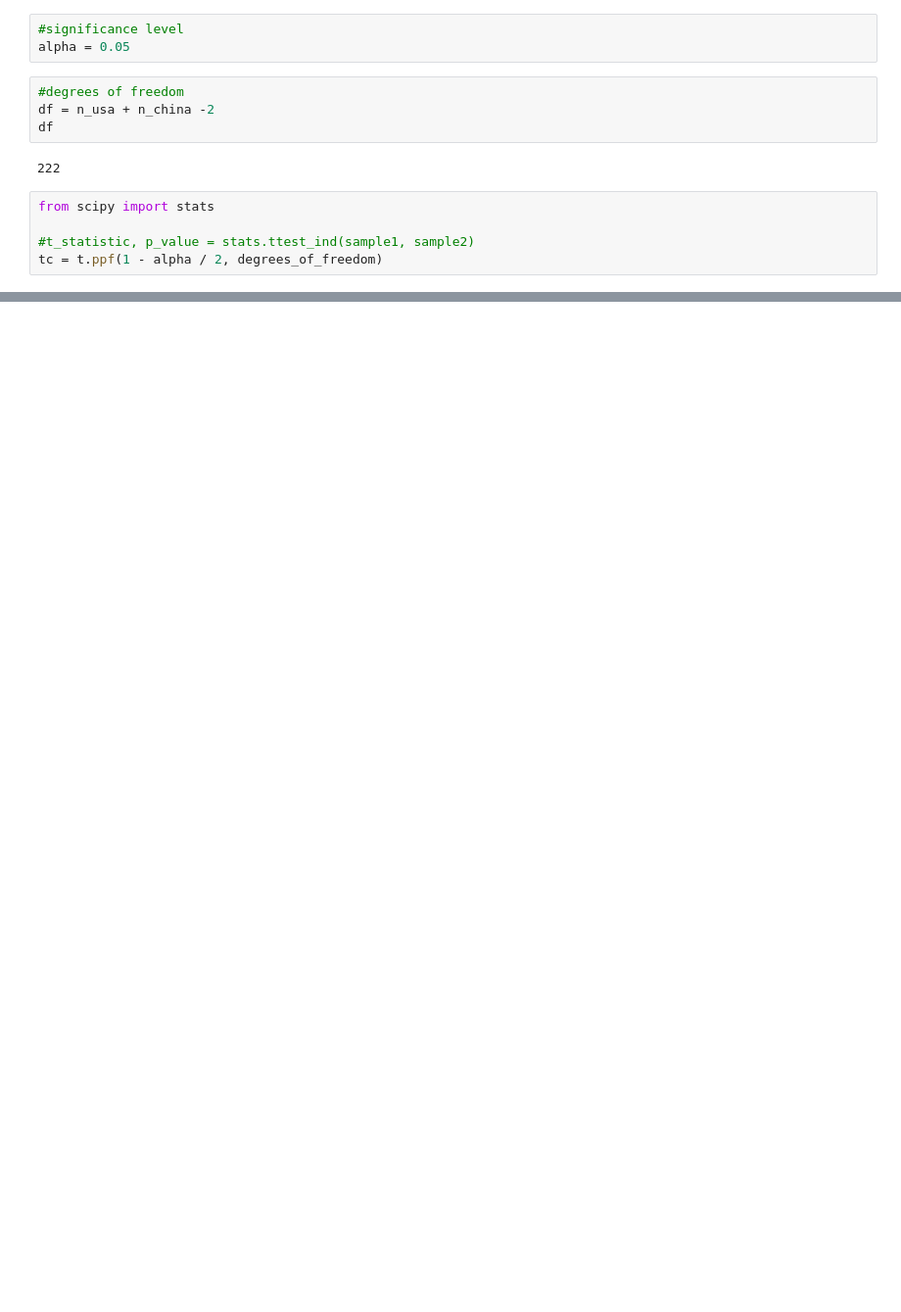
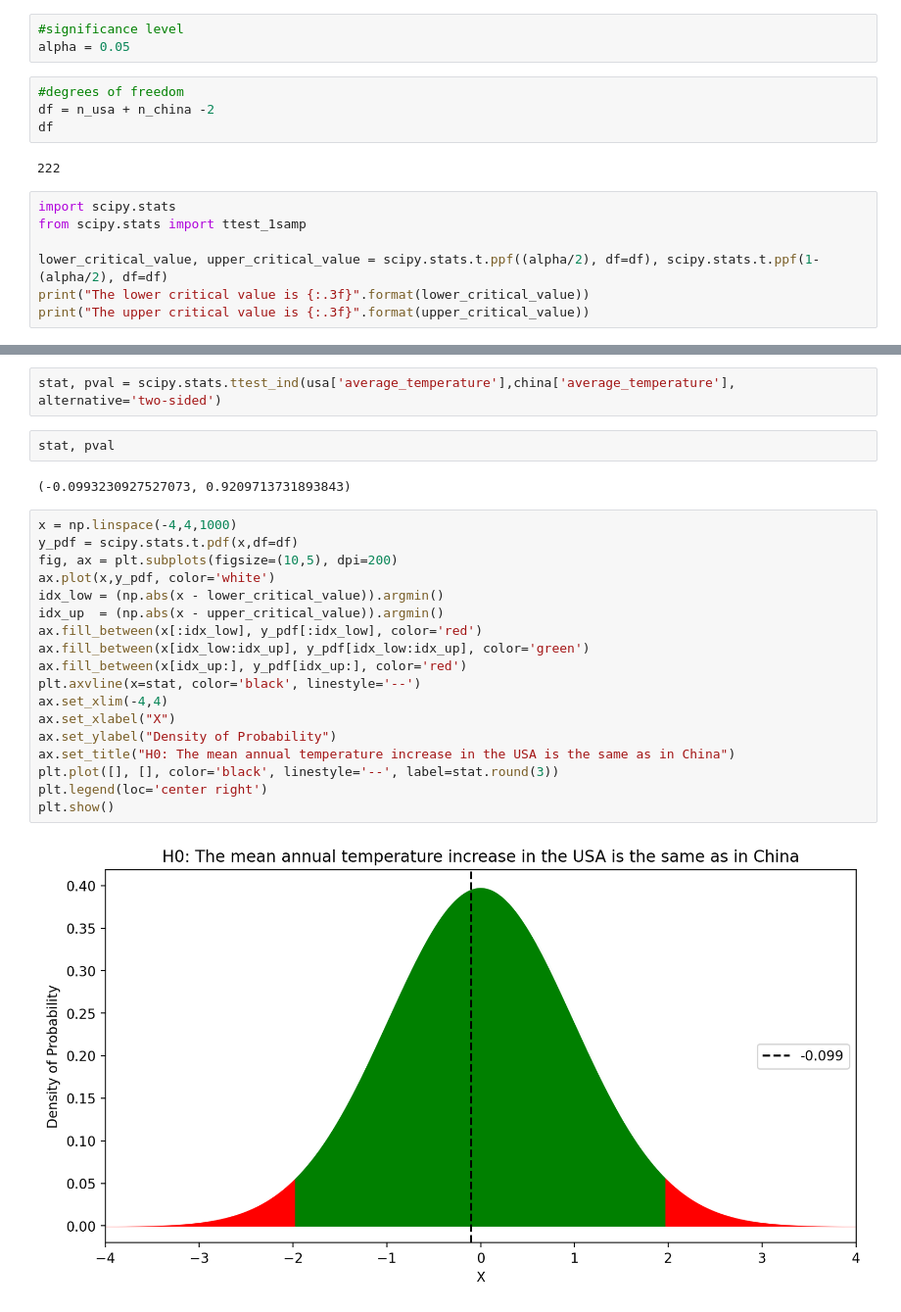
Before and after one commit to PatrickSchuetten/Climate_Change_Data_Exploration, a Jupyter notebook: notebooks/Question4.ipynb, the cells around one changed output, grey strips where cells are left out. Shown at 98% size. Cells and saved outputs as stored; diff of their text form; blank space fills up the shorter version.

```diff
--- a/notebooks/Question4.ipynb
+++ b/notebooks/Question4.ipynb
@@ -102,8 +102,10 @@ df
 # %% [output]
 222
 # %%
-from scipy import stats
+import scipy.stats
+from scipy.stats import ttest_1samp
 
-#t_statistic, p_value = stats.ttest_ind(sample1, sample2)
-tc = t.ppf(1 - alpha / 2, degrees_of_freedom)
+lower_critical_value, upper_critical_value = scipy.stats.t.ppf((alpha/2), df=df), scipy.stats.t.ppf(1-(alpha/2), df=df)
+print("The lower critical value is {:.3f}".format(lower_critical_value))
+print("The upper critical value is {:.3f}".format(upper_critical_value))
 # %% [output]
@@ -110,0 +129,26 @@ ModuleNotFoundError: No module named 'scipy'
+# %%
+stat, pval = scipy.stats.ttest_ind(usa['average_temperature'],china['average_temperature'], alternative='two-sided')
+# %%
+stat, pval
+# %% [output]
+(-0.0993230927527073, 0.9209713731893843)
+# %%
+x = np.linspace(-4,4,1000)
+y_pdf = scipy.stats.t.pdf(x,df=df)
+fig, ax = plt.subplots(figsize=(10,5), dpi=200)
+ax.plot(x,y_pdf, color='white')
+idx_low = (np.abs(x - lower_critical_value)).argmin()
+idx_up  = (np.abs(x - upper_critical_value)).argmin()
+ax.fill_between(x[:idx_low], y_pdf[:idx_low], color='red')
+ax.fill_between(x[idx_low:idx_up], y_pdf[idx_low:idx_up], color='green')
+ax.fill_between(x[idx_up:], y_pdf[idx_up:], color='red')
+plt.axvline(x=stat, color='black', linestyle='--')
+ax.set_xlim(-4,4)
+ax.set_xlabel("X")
+ax.set_ylabel("Density of Probability")
+ax.set_title("H0: The mean annual temperature increase in the USA is the same as in China")
+plt.plot([], [], color='black', linestyle='--', label=stat.round(3))
+plt.legend(loc='center right')
+plt.show()
+# %% [output]
+[figure, added]
```
Also changed, not shown: parts of 4 cells of this notebook, 5 other files.
